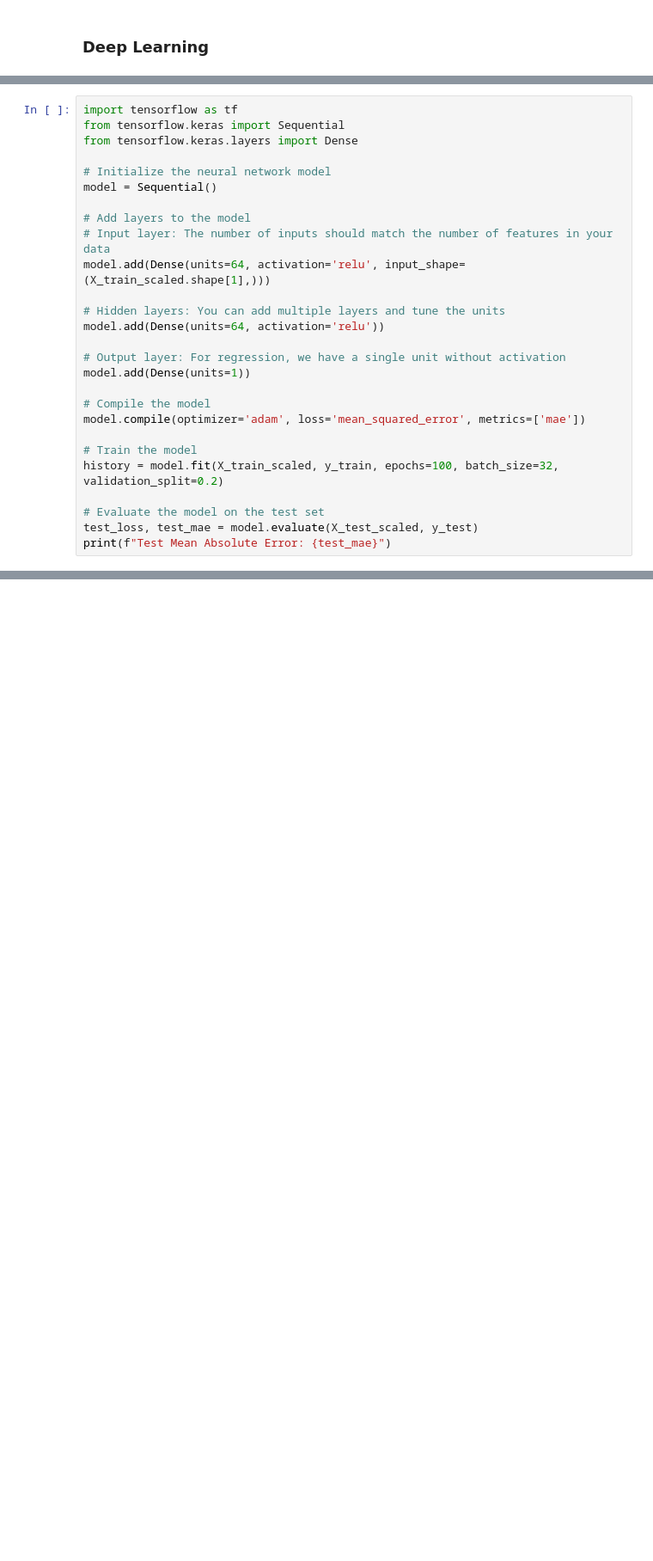
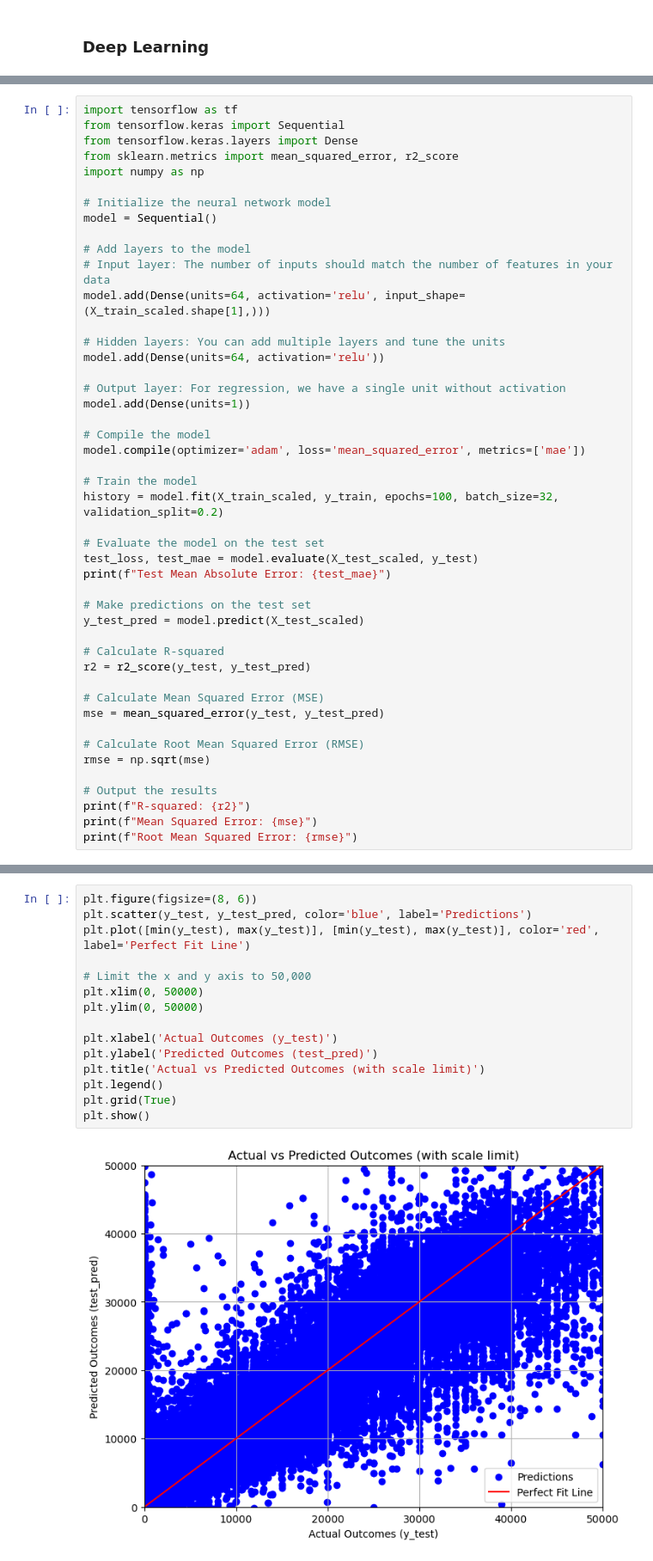
Before and after one commit to odeanmaye/Berkeley, a Jupyter notebook: Module11/PracticalAppAssn_11.1/prompt_II.ipynb, the cells around one changed output, grey strips where cells are left out. Shown at 86% size. Drawn from its saved outputs; the diff is of its cells as text; blank space fills up the shorter version.

```diff
--- a/Module11/PracticalAppAssn_11.1/prompt_II.ipynb
+++ b/Module11/PracticalAppAssn_11.1/prompt_II.ipynb
@@ -730,6 +844,8 @@ X_test_scaled = scaler.transform(X_test)
 import tensorflow as tf
 from tensorflow.keras import Sequential
 from tensorflow.keras.layers import Dense
+from sklearn.metrics import mean_squared_error, r2_score
+import numpy as np
 
 # Initialize the neural network model
 model = Sequential()
@@ -753,5 +869,22 @@ history = model.fit(X_train_scaled, y_train, epochs=100, batch_size=32, validati
 # Evaluate the model on the test set
 test_loss, test_mae = model.evaluate(X_test_scaled, y_test)
 print(f"Test Mean Absolute Error: {test_mae}")
+
+# Make predictions on the test set
+y_test_pred = model.predict(X_test_scaled)
+
+# Calculate R-squared
+r2 = r2_score(y_test, y_test_pred)
+
+# Calculate Mean Squared Error (MSE)
+mse = mean_squared_error(y_test, y_test_pred)
+
+# Calculate Root Mean Squared Error (RMSE)
+rmse = np.sqrt(mse)
+
+# Output the results
+print(f"R-squared: {r2}")
+print(f"Mean Squared Error: {mse}")
+print(f"Root Mean Squared Error: {rmse}")
 # %% [output]
 Epoch 1/100
@@ -774,3 +908,20 @@ Test Mean Absolute Error: 4766.0068359375
+# %%
+plt.figure(figsize=(8, 6))
+plt.scatter(y_test, y_test_pred, color='blue', label='Predictions')
+plt.plot([min(y_test), max(y_test)], [min(y_test), max(y_test)], color='red', label='Perfect Fit Line')
+
+# Limit the x and y axis to 50,000
+plt.xlim(0, 50000)
+plt.ylim(0, 50000)
+
+plt.xlabel('Actual Outcomes (y_test)')
+plt.ylabel('Predicted Outcomes (test_pred)')
+plt.title('Actual vs Predicted Outcomes (with scale limit)')
+plt.legend()
+plt.grid(True)
+plt.show()
+# %% [output]
+[figure, added]
 # %% [markdown]
 ### Evaluation
 
```
Also changed, not shown: parts of 10 cells of this notebook, 11 other files.
